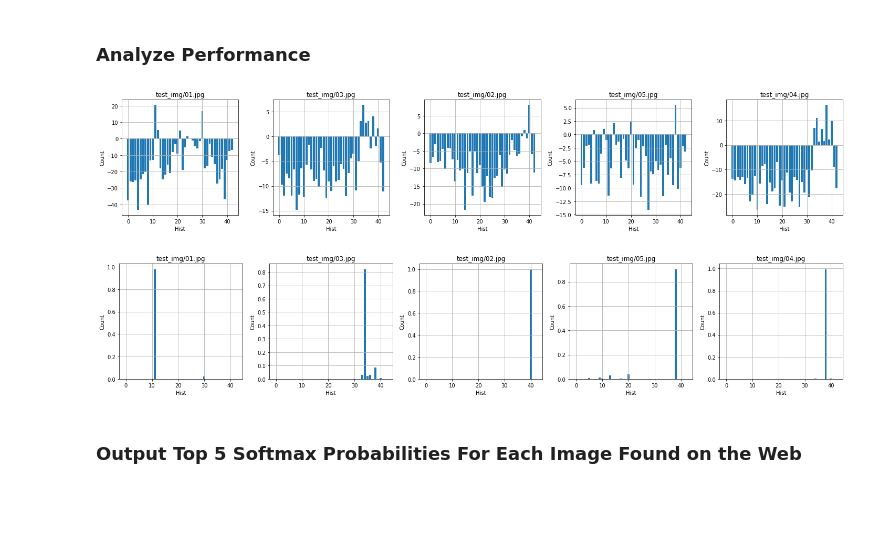
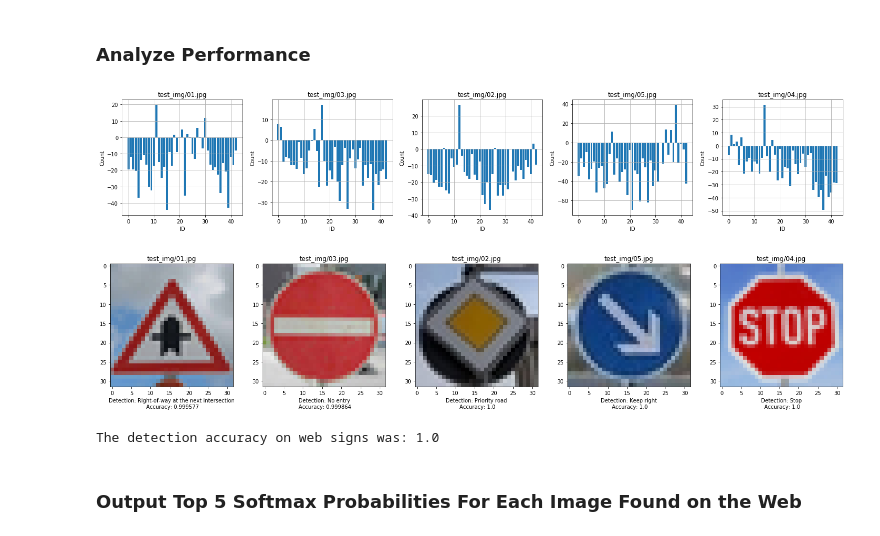
Before and after one commit to faabdal1/Udacity_nanodegree, a Jupyter notebook: Project_3_Traffic-Sign-Classifier-Project_per/Traffic_Sign_Classifier.ipynb, the cells around one changed output. Drawn from its saved outputs; the diff is of its cells as text; code cells hidden in the pictures; blank space fills up the shorter version.

```diff
--- a/Project_3_Traffic-Sign-Classifier-Project_per/Traffic_Sign_Classifier.ipynb
+++ b/Project_3_Traffic-Sign-Classifier-Project_per/Traffic_Sign_Classifier.ipynb
@@ -243,3 +182,15 @@ X_test = normalize1(X_test)
+# %%
+### Preprocess the data here. It is required to normalize the data. Other preprocessing steps could include
+### converting to grayscale, etc.
+### Feel free to use as many code cells as needed.
+
+def preprocess(img):
+    img = (img - 128.) / 128.
+    return img
+
+X_train = np.array([preprocess(img) for img in X_train])
+X_valid = np.array([preprocess(img) for img in X_valid])
+X_test = np.array([preprocess(img) for img in X_test])
 # %% [markdown]
 ### Model Architecture
 # %%
@@ -393,10 +344,9 @@ Model saved
 # %% [markdown]
 ### Test the model
 # %%
-saver = tf.train.Saver()
+
 with tf.Session() as sess:
-    sess.run(tf.global_variables_initializer())
-    saver.restore(sess, "lenet")
+    saver.restore(sess, "./lenet")
     test_accuracy = evaluate(X_test, y_test)
     print('Accuracy: Test: {:.3f}'\
         .format(test_accuracy))
@@ -439,10 +401,8 @@ for filename in os.listdir(folder):
 ### Feel free to use as many code cells as needed.
 
 signs = np.array([preprocess(img) for img in signs])
-saver = tf.train.Saver()
 
 with tf.Session() as sess:
-    sess.run(tf.global_variables_initializer())
     saver.restore(sess, "lenet")
     my_signs = sess.run(logits, feed_dict={x: signs, keep_prob: 1})
     sings_softmax = sess.run(tf.nn.softmax(logits), feed_dict={x: signs, keep_prob: 1})
@@ -453,35 +413,68 @@ INFO:tensorflow:Restoring parameters from lenet
 # %%
 ### Calculate the accuracy for these 5 new images.
 ### For example, if the model predicted 1 out of 5 signs correctly, it's 20% accurate on these new images.
 import glob
 
-#print(sings_softmax)
 imageNames = glob.glob('test_img/*.jpg')
 
 
 def plotOutput(classes, names):
-    """
-    Plot the network output
-    """
     nCols = len(classes)
-    assert(nCols == len(names))
 
     fig, axes = plt.subplots(ncols=nCols, figsize=(4*nCols, 4))
     for ax, aClass, title in zip(axes, classes, names):
         ax.bar(range(0,43), aClass)
-        ax.set_xlabel('Hist')
+        ax.set_xlabel('ID')
         ax.set_ylabel('Count')
         ax.set_title(title)
         ax.grid(True)
 
     fig.tight_layout()
     plt.show()
 
+def images_show(images, names, softmax, labels):
+    nCols = len(images)
+    f = plt.figure( figsize=(4*nCols, 4))
+
+    for i in range(nCols):
+        f.add_subplot(1,nCols, i+1)
+        plt.title(names[i])
+        plt.xlabel("Detection: "+ str(labels[1 + softmax[1][i][0]]) + "\n Accuracy: " + str(softmax[0][i][0]))
+        plt.imshow(images[i])
+    f.tight_layout()
+    plt.show()
+
+
+
+labels = []
+with open('signnames.csv') as csvfile:
+    readCSV = csv.reader(csvfile, delimiter=',')
+    for row in readCSV:
+        labels.append(row[1])
+
+
+with tf.Session() as sess:
+    detected = sess.run(tf.nn.top_k(tf.constant(sings_softmax), k=1))
+    #print(detected)
+
 plotOutput(my_signs,imageNames)
-plotOutput(sings_softmax,imageNames)
+images_show(presentation, imageNames, detected, labels)
 # %% [output]
-[figure, old version]
+[figure, new version]
-[figure, old version]
+[figure, new version]
+# %%
+
+def accuraccy(detected):
+    correct_detection = [11, 17, 12, 38, 14]
+    acc = 0
+    for i in range(5):
+        if detected[1][i][0]==correct_detection[i]:
+            acc = acc + 1
+    return acc/5
+
+print("The detection accuracy on web signs was: {}".format(accuraccy(detected)))
+# %% [output]
+The detection accuracy on web signs was: 1.0
 # %% [markdown]
 ### Output Top 5 Softmax Probabilities For Each Image Found on the Web
 # %% [markdown]
```
Also changed, not shown: parts of 10 cells of this notebook, 6 other files.
